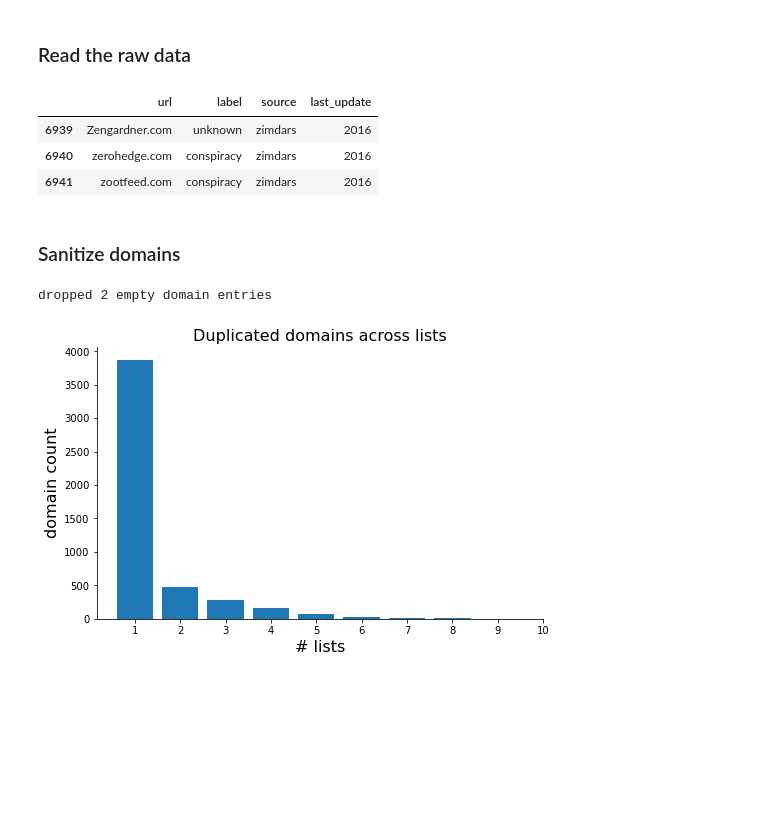
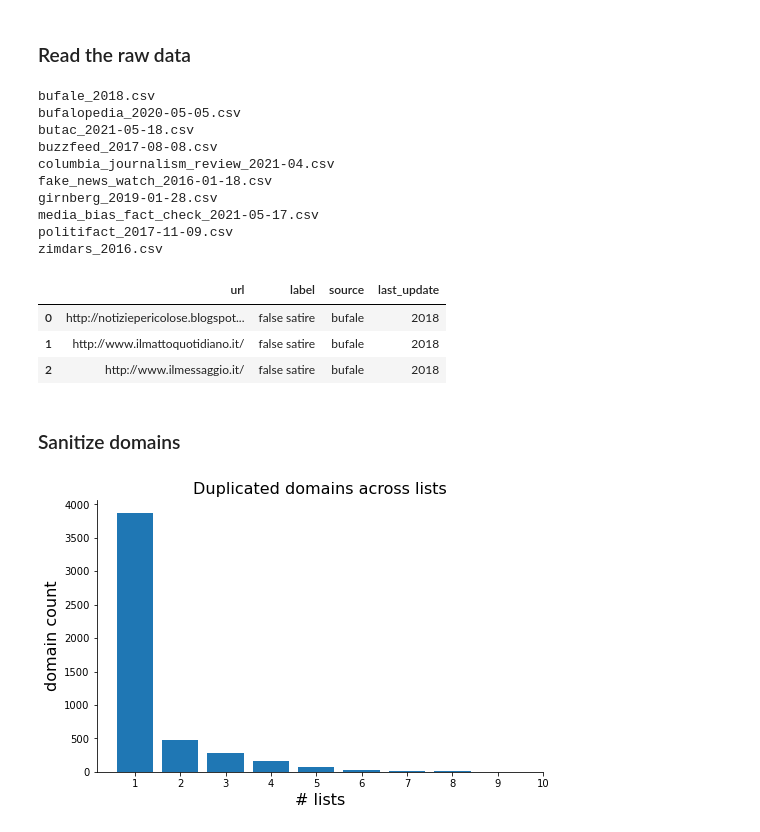
Before and after one commit to JanaLasser/misinformation_domains, a Jupyter notebook: clean_misinformation_domains.ipynb, the cells around one changed output. Cells and saved outputs as stored; diff of their text form; code cells hidden in the pictures; blank space fills up the shorter version.

```diff
--- a/clean_misinformation_domains.ipynb
+++ b/clean_misinformation_domains.ipynb
@@ -55,19 +53,31 @@ sources = {'bufale':'2018',
            'politifact':'2017-11-09',
            'zimdars':'2016'}
 # %%
+src  = 'data/raw'
 domain_list = pd.DataFrame()
 for source, updated in sources.items():
     fname = '{}_{}.csv'.format(source, updated)
+    print(fname)
     tmp = pd.read_csv(join(src, fname), usecols=['url', 'label'])
     tmp['source'] = source
     tmp['last_update'] = updated
     domain_list = pd.concat([domain_list, tmp])
 domain_list = domain_list.reset_index(drop=True)
-domain_list.tail(3)
+domain_list.head(3)
 # %% [output]
+bufale_2018.csv
+bufalopedia_2020-05-05.csv
+butac_2021-05-18.csv
+buzzfeed_2017-08-08.csv
+columbia_journalism_review_2021-04.csv
+fake_news_watch_2016-01-18.csv
+girnberg_2019-01-28.csv
+media_bias_fact_check_2021-05-17.csv
+politifact_2017-11-09.csv
+zimdars_2016.csv
 |  | url | label | source | last_update |
-| 6939 | Zengardner.com | unknown | zimdars | 2016 |
-| 6940 | zerohedge.com | conspiracy | zimdars | 2016 |
-| 6941 | zootfeed.com | conspiracy | zimdars | 2016 |
+| 0 | http://notiziepericolose.blogspot... | false satire | bufale | 2018 |
+| 1 | http://www.ilmattoquotidiano.it/ | false satire | bufale | 2018 |
+| 2 | http://www.ilmessaggio.it/ | false satire | bufale | 2018 |
 # %% [markdown]
 ### Sanitize domains
@@ -92,9 +83,0 @@ def clean_url(url):
-# %%
-# drop entries that do not list a domain name
-N = len(domain_list)
-domain_list = domain_list.dropna(subset=['url']).reset_index(drop=True)
-print('dropped {} empty domain entries'.format(N - len(domain_list)))
-# sanitize the remaining domains
-domain_list['url'] = domain_list['url'].apply(clean_url)
-# %% [output]
-dropped 2 empty domain entries
```
Also changed, not shown: parts of 37 cells of this notebook.
